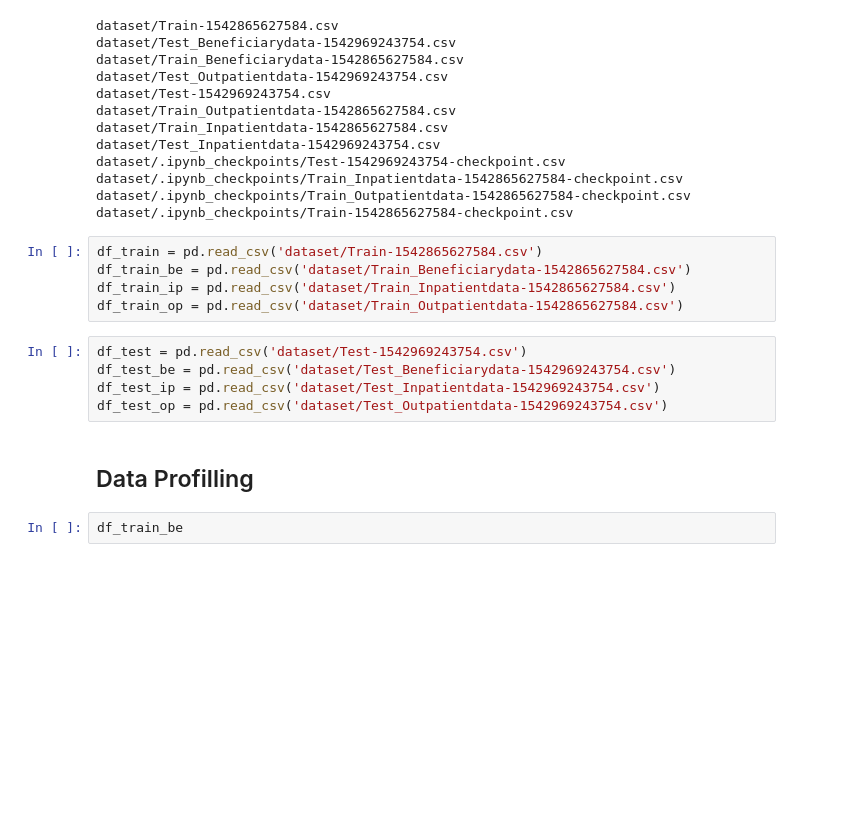
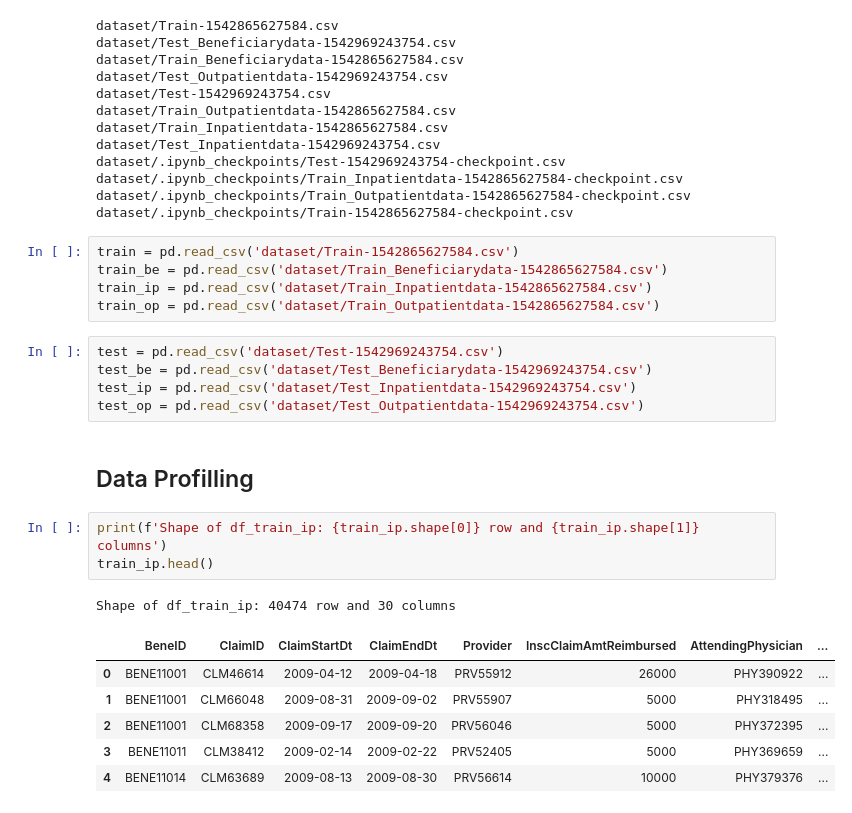
Before and after one commit to Ubeydkhoiri/healthcare_provider_fraud_detection, a Jupyter notebook: data-analysis.ipynb, the cells around one changed output. Saved outputs shown, nothing was run; the diff lists cells and outputs as text; blank space fills up the shorter version.

```diff
--- a/data-analysis.ipynb
+++ b/data-analysis.ipynb
@@ -39,16 +36,25 @@ dataset/.ipynb_checkpoints/Train_Inpatientdata-1542865627584-checkpoint.csv
 dataset/.ipynb_checkpoints/Train_Outpatientdata-1542865627584-checkpoint.csv
 dataset/.ipynb_checkpoints/Train-1542865627584-checkpoint.csv
 # %%
-df_train = pd.read_csv('dataset/Train-1542865627584.csv')
-df_train_be = pd.read_csv('dataset/Train_Beneficiarydata-1542865627584.csv')
-df_train_ip = pd.read_csv('dataset/Train_Inpatientdata-1542865627584.csv')
-df_train_op = pd.read_csv('dataset/Train_Outpatientdata-1542865627584.csv')
+train = pd.read_csv('dataset/Train-1542865627584.csv')
+train_be = pd.read_csv('dataset/Train_Beneficiarydata-1542865627584.csv')
+train_ip = pd.read_csv('dataset/Train_Inpatientdata-1542865627584.csv')
+train_op = pd.read_csv('dataset/Train_Outpatientdata-1542865627584.csv')
 # %%
-df_test = pd.read_csv('dataset/Test-1542969243754.csv')
-df_test_be = pd.read_csv('dataset/Test_Beneficiarydata-1542969243754.csv')
-df_test_ip = pd.read_csv('dataset/Test_Inpatientdata-1542969243754.csv')
-df_test_op = pd.read_csv('dataset/Test_Outpatientdata-1542969243754.csv')
+test = pd.read_csv('dataset/Test-1542969243754.csv')
+test_be = pd.read_csv('dataset/Test_Beneficiarydata-1542969243754.csv')
+test_ip = pd.read_csv('dataset/Test_Inpatientdata-1542969243754.csv')
+test_op = pd.read_csv('dataset/Test_Outpatientdata-1542969243754.csv')
 # %% [markdown]
 ## Data Profilling
 # %%
-df_train_be
+print(f'Shape of df_train_ip: {train_ip.shape[0]} row and {train_ip.shape[1]} columns')
+train_ip.head()
+# %% [output]
+Shape of df_train_ip: 40474 row and 30 columns
+|  | BeneID | ClaimID | ClaimStartDt | ClaimEndDt | Provider | InscClaimAmtReimbursed | AttendingPhysician | ... |
+| 0 | BENE11001 | CLM46614 | 2009-04-12 | 2009-04-18 | PRV55912 | 26000 | PHY390922 | ... |
+| 1 | BENE11001 | CLM66048 | 2009-08-31 | 2009-09-02 | PRV55907 | 5000 | PHY318495 | ... |
+| 2 | BENE11001 | CLM68358 | 2009-09-17 | 2009-09-20 | PRV56046 | 5000 | PHY372395 | ... |
+| 3 | BENE11011 | CLM38412 | 2009-02-14 | 2009-02-22 | PRV52405 | 5000 | PHY369659 | ... |
+| 4 | BENE11014 | CLM63689 | 2009-08-13 | 2009-08-30 | PRV56614 | 10000 | PHY379376 | ... |
```
Also changed, not shown: parts of 9 cells of this notebook.
